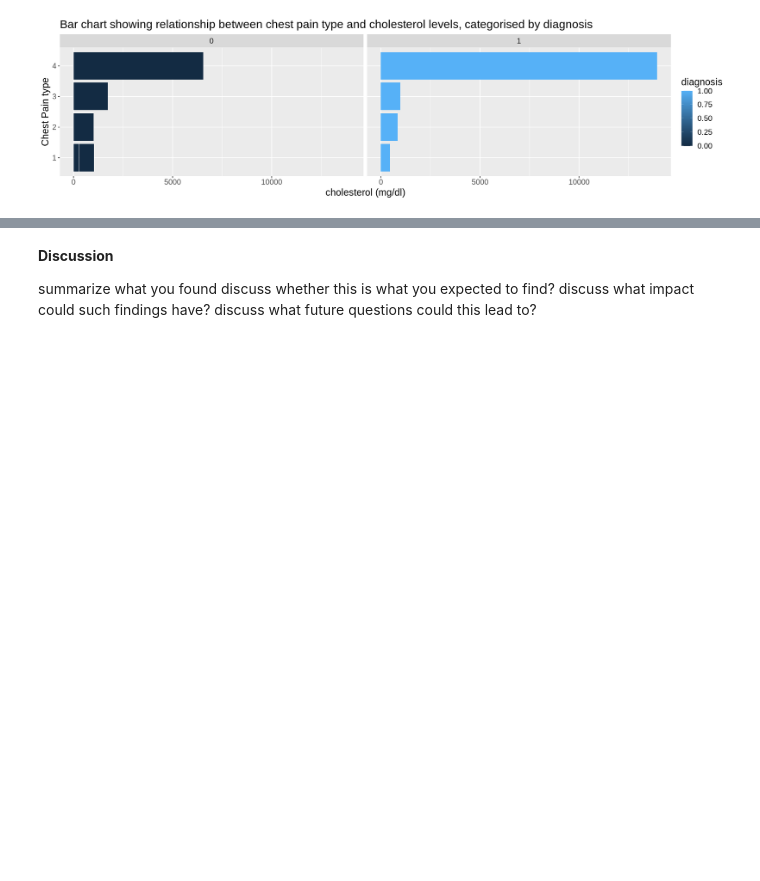
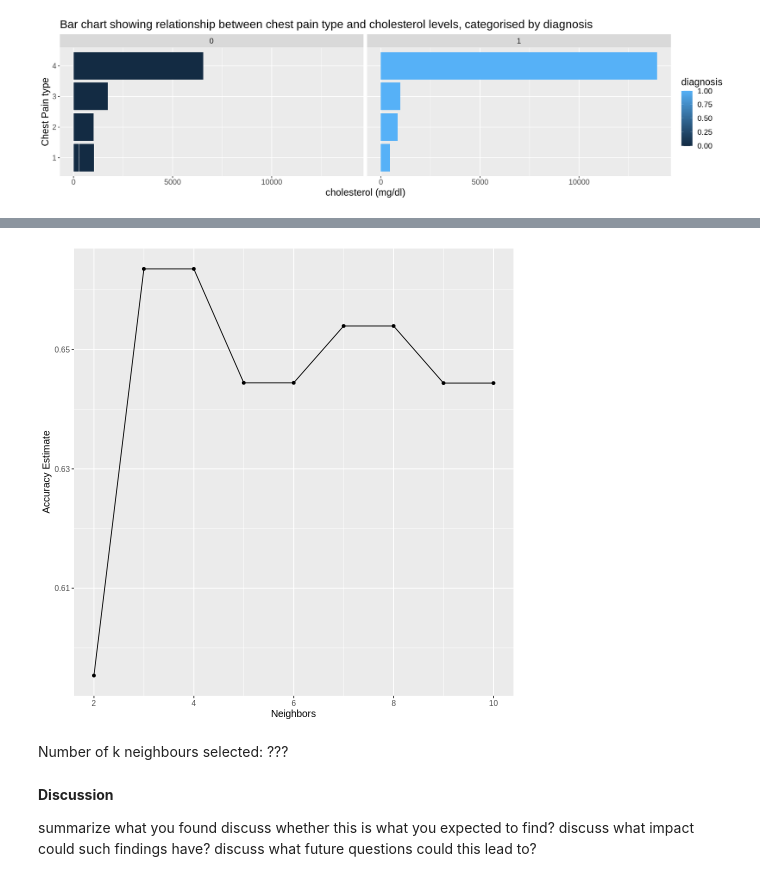
Before and after one commit to lovey155/Project-Proposal-Group-27, a Jupyter notebook: Final Report.ipynb, the cells around one changed output, grey strips where cells are left out. Saved outputs shown, nothing was run; the diff lists cells and outputs as text; code cells hidden in the pictures; blank space fills up the shorter version.

Commit message:
K selection added @ bottom

```diff
--- a/Final Report.ipynb
+++ b/Final Report.ipynb
@@ -516,0 +520,14 @@ chest_chol_bar
+# %%
+heart_select_scale <- heart_train |>
+    select(chest_pain, fasting_blood_sugar, max_heart_rate, ST_slope, age, rest_ecg, diagnosis)|>
+    mutate(chest_pain = as.numeric(chest_pain), fasting_blood_sugar = as.numeric(fasting_blood_sugar), max_heart_rate = as.numeric(max_heart_rate),
+           ST_slope = as.numeric(ST_slope), rest_ecg = as.numeric(rest_ecg))|>
+    mutate(diagnosis = as_factor(diagnosis))|>
+      mutate(scaled_age = scale(age, center = TRUE),
+         scaled_ST_slope = scale(ST_slope, center = TRUE),
+         scaled_rest_ecg = scale(rest_ecg, center = TRUE),
+         scaled_max_hr = scale(max_heart_rate, center = TRUE),
+         scaled_fasting_blood_sugar = scale(fasting_blood_sugar, center = TRUE),
+         scaled_chest_pain = scale(chest_pain, center = TRUE)) |>
+    select(scaled_ST_slope, scaled_age, scaled_rest_ecg, scaled_max_hr, scaled_fasting_blood_sugar, scaled_chest_pain, diagnosis)
+heart_select_scale
@@ -516,0 +545,36 @@ chest_chol_bar
+# %%
+set.seed(20)
+options(repr.plot.width = 8, repr.plot.height = 8)
+knn_spec <- nearest_neighbor(weight_func = "rectangular", neighbors = tune()) |>
+            set_engine("kknn") |>
+            set_mode("classification")
+
+recipe <- recipe(diagnosis ~., data = heart_select_scale) |>
+                        step_scale(all_predictors()) |>
+                        step_center(all_predictors())
+
+fit <- workflow() |>
+                    add_recipe(recipe) |>
+                    add_model(knn_spec) |>
+                    fit(data = heart_select_scale)
+
+train_vfold <- vfold_cv(heart_select_scale, v = 5, strata = diagnosis)
+
+k_lots <- tibble(neighbors = seq(from = 2, to = 10, by = 1))
+
+knn_results <- workflow() |>
+  add_recipe(recipe) |>
+  add_model(knn_spec) |>
+  tune_grid(resamples = train_vfold, grid = k_lots) |>
+  collect_metrics()
+
+accuracies <- knn_results |>
+  filter(.metric == "accuracy")
+
+cross_val_plot <- ggplot(accuracies, aes(x = neighbors, y = mean)) +
+  geom_point() +
+  geom_line() +
+  labs(x = "Neighbors", y = "Accuracy Estimate") +
+  theme(text = element_text(size = 12))
+cross_val_plot
+# %% [output]
@@ -517,3 +583,6 @@ chest_chol_bar
+[figure, added]
+# %% [markdown]
+Number of k neighbours selected: ???
 # %% [markdown]
 **Discussion**
 
```
Also changed, not shown: parts of 5 cells of this notebook.
